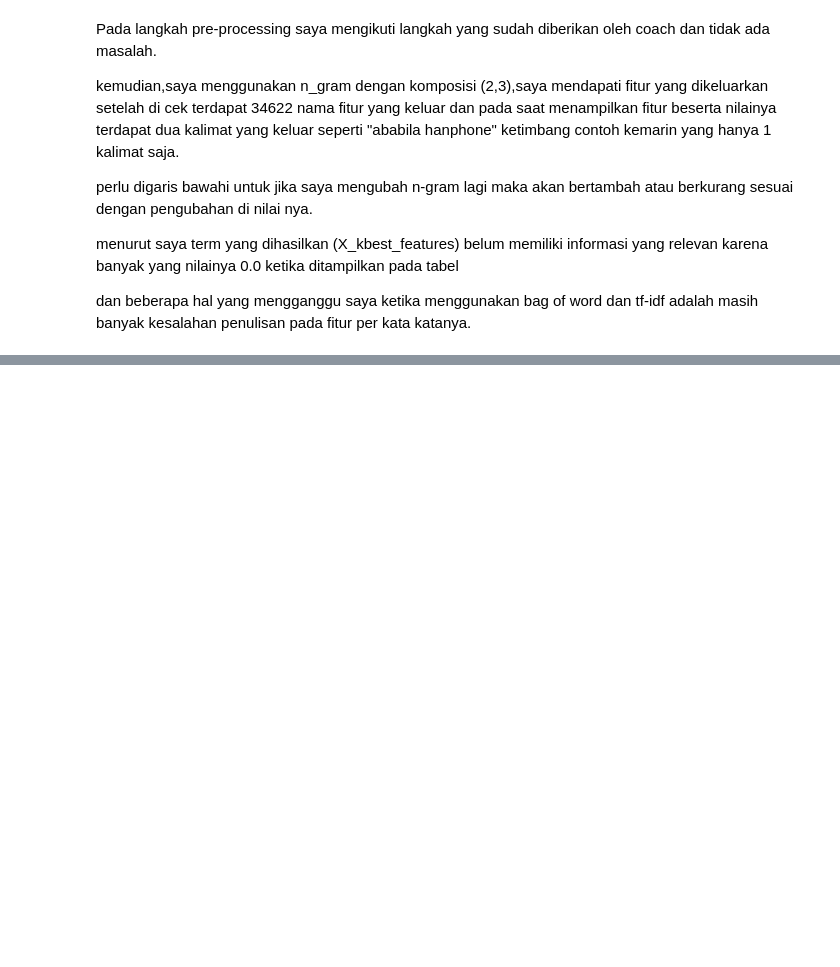
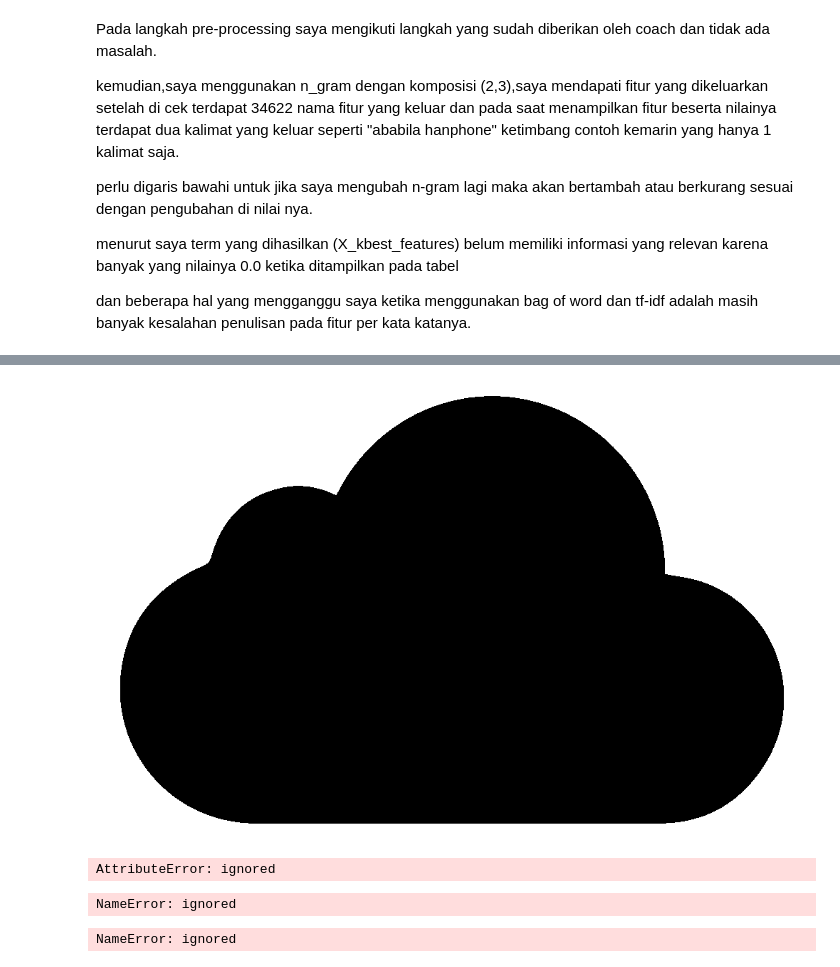
Before and after one commit to FairuzFernanda30/Latihan, a Jupyter notebook: TugasNLP_FairuzFernanda_Persevere24.ipynb, the cells around one changed output, grey strips where cells are left out. Cells and saved outputs as stored; diff of their text form; code cells hidden in the pictures; blank space fills up the shorter version.

```diff
--- a/TugasNLP_FairuzFernanda_Persevere24.ipynb
+++ b/TugasNLP_FairuzFernanda_Persevere24.ipynb
@@ -592,0 +762,80 @@ dan beberapa hal yang mengganggu saya ketika menggunakan bag of word dan tf-idf
+# %%
+originalImage = cv2.imread('cloud.jpg')
+grayImage = cv2.cvtColor(originalImage, cv2.COLOR_BGR2GRAY)
+(thresh, cloud_mask) = cv2.threshold(grayImage, 100, 255, cv2.THRESH_BINARY)
+# %%
+# Tampilkan masking
+from google.colab.patches import cv2_imshow
+
+cv2_imshow(cloud_mask)
+# %% [output]
+[figure, added]
+# %%
+# WordCloud Rating Review
+
+review_normal = data[data.rating == 1]
+normal_string = []
+
+for t in review_normal.clean_review:
+  normal_string.append(t)
+
+normal_string = pd.Series(normal_string).str.cat(sep=' ')
+from wordcloud import WordCloud
+
+wordcloud = WordCloud(width=1600, height=800, margin=10,
+                      background_color='white', colormap='Dark2',
+                      max_font_size=200, min_font_size=25,
+                      mask=cloud_mask, contour_width=10, contour_color='firebrick',
+                      max_words=100).generate(normal_string)
+plt.figure(figsize=(10,8))
+plt.imshow(wordcloud)
+plt.axis("off")
+plt.show()
+# %% [output]
+AttributeError: ignored
+# %%
+# WordCloud Rating Review
+
+review_normal = data[data.rating == 2]
+normal_string = []
+
+for t in review_normal.clean_review:
+  normal_string.append(t)
+
+normal_string = pd.Series(normal_string).str.cat(sep=' ')
+from wordcloud import WordCloud
+
+wordcloud = WordCloud(width=1600, height=800, margin=10,
+                      background_color='white', colormap='Dark2',
+                      max_font_size=200, min_font_size=25,
+                      mask=cloud_mask, contour_width=10, contour_color='firebrick',
+                      max_words=100).generate(normal_string)
+plt.figure(figsize=(10,8))
+plt.imshow(wordcloud)
+plt.axis("off")
+plt.show()
+# %% [output]
+NameError: ignored
+# %%
+# WordCloud Rating Review
+
+review_normal = data[data.rating == 3]
+normal_string = []
+
+for t in review_normal.clean_review:
+  normal_string.append(t)
+
+normal_string = pd.Series(normal_string).str.cat(sep=' ')
+from wordcloud import WordCloud
+
+wordcloud = WordCloud(width=1600, height=800, margin=10,
+                      background_color='white', colormap='Dark2',
+                      max_font_size=200, min_font_size=25,
+                      mask=cloud_mask, contour_width=10, contour_color='firebrick',
+                      max_words=100).generate(normal_string)
+plt.figure(figsize=(10,8))
+plt.imshow(wordcloud)
+plt.axis("off")
+plt.show()
+# %% [output]
+NameError: ignored
```
Also changed, not shown: parts of 25 cells of this notebook.
